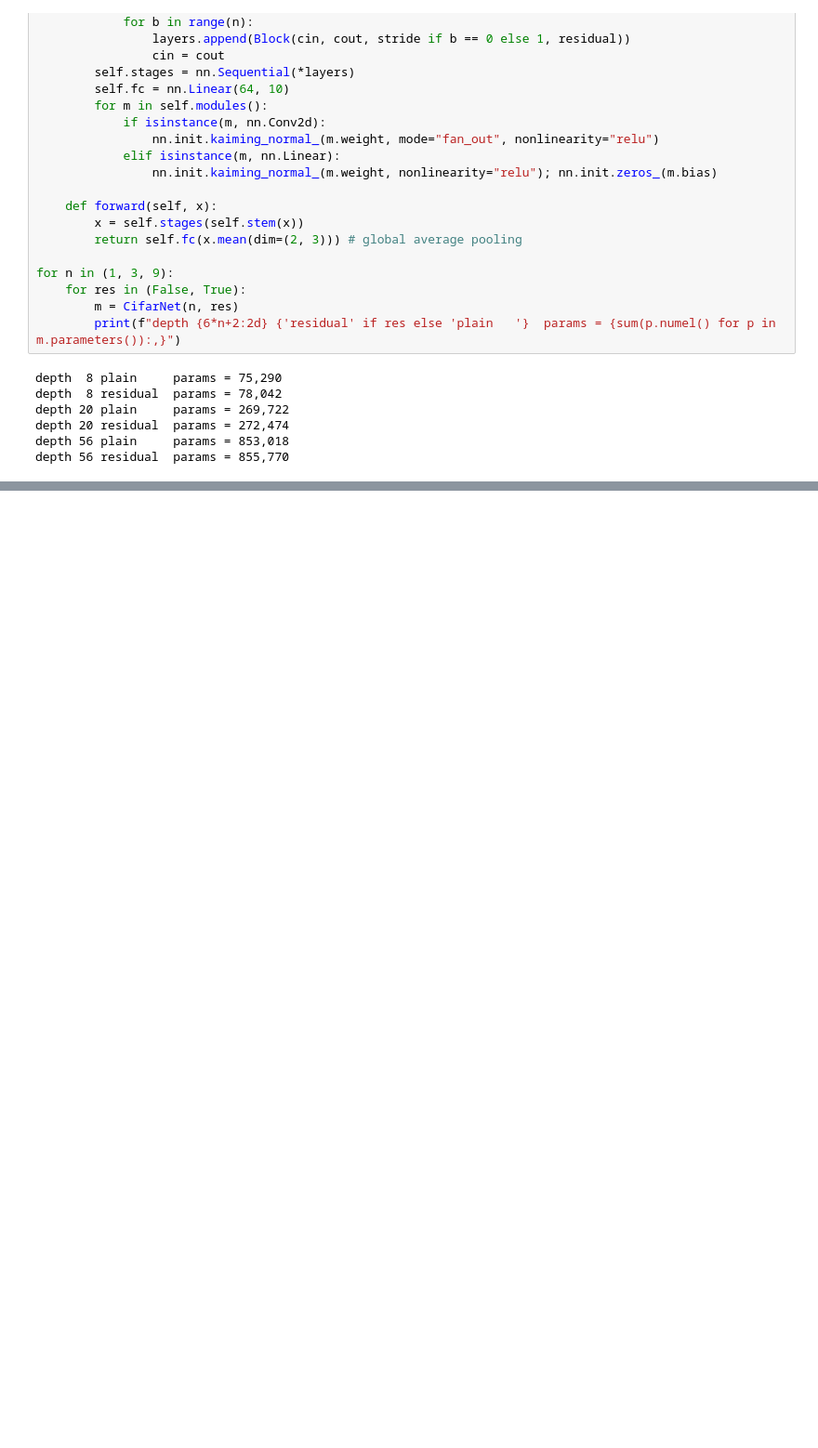
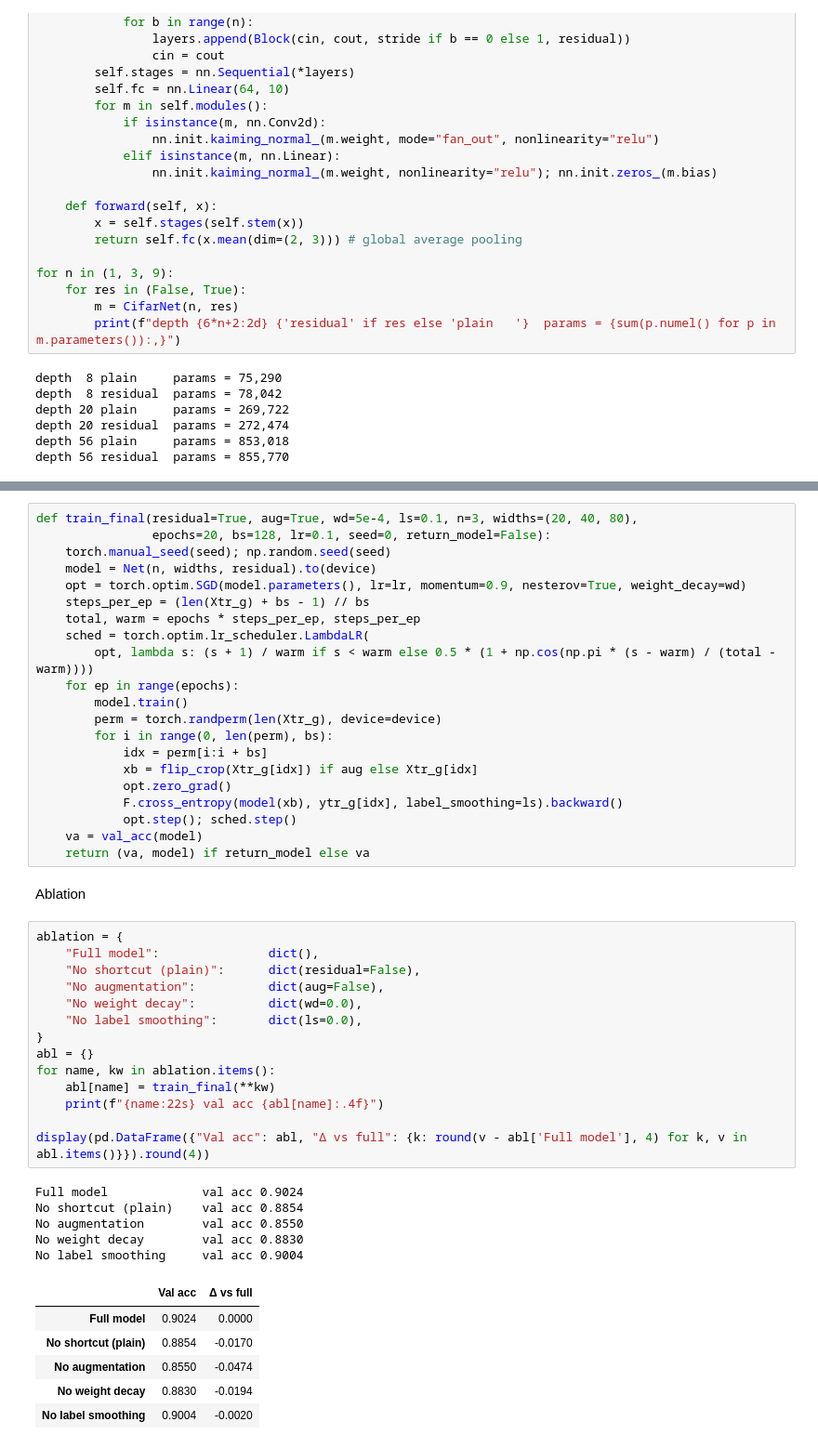
Before and after one commit to NethmiAmasha/Deep-Learning-for-Vision, a Jupyter notebook: EN4554_AS02.ipynb, the cells around one changed output, grey strips where cells are left out. Shown at 93% size. Cells and saved outputs as stored; diff of their text form; blank space fills up the shorter version.

```diff
--- a/EN4554_AS02.ipynb
+++ b/EN4554_AS02.ipynb
@@ -972,0 +1006,49 @@ The shortcut gives gradients a direct path to earlier layers, and each block onl
+# %%
+def train_final(residual=True, aug=True, wd=5e-4, ls=0.1, n=3, widths=(20, 40, 80),
+                epochs=20, bs=128, lr=0.1, seed=0, return_model=False):
+    torch.manual_seed(seed); np.random.seed(seed)
+    model = Net(n, widths, residual).to(device)
+    opt = torch.optim.SGD(model.parameters(), lr=lr, momentum=0.9, nesterov=True, weight_decay=wd)
+    steps_per_ep = (len(Xtr_g) + bs - 1) // bs
+    total, warm = epochs * steps_per_ep, steps_per_ep
+    sched = torch.optim.lr_scheduler.LambdaLR(
+        opt, lambda s: (s + 1) / warm if s < warm else 0.5 * (1 + np.cos(np.pi * (s - warm) / (total - warm))))
+    for ep in range(epochs):
+        model.train()
+        perm = torch.randperm(len(Xtr_g), device=device)
+        for i in range(0, len(perm), bs):
+            idx = perm[i:i + bs]
+            xb = flip_crop(Xtr_g[idx]) if aug else Xtr_g[idx]
+            opt.zero_grad()
+            F.cross_entropy(model(xb), ytr_g[idx], label_smoothing=ls).backward()
+            opt.step(); sched.step()
+    va = val_acc(model)
+    return (va, model) if return_model else va
+# %% [markdown]
+Ablation
+# %%
+ablation = {
+    "Full model":               dict(),
+    "No shortcut (plain)":      dict(residual=False),
+    "No augmentation":          dict(aug=False),
+    "No weight decay":          dict(wd=0.0),
+    "No label smoothing":       dict(ls=0.0),
+}
+abl = {}
+for name, kw in ablation.items():
+    abl[name] = train_final(**kw)
+    print(f"{name:22s} val acc {abl[name]:.4f}")
+
+display(pd.DataFrame({"Val acc": abl, "Δ vs full": {k: round(v - abl['Full model'], 4) for k, v in abl.items()}}).round(4))
+# %% [output]
+Full model             val acc 0.9024
+No shortcut (plain)    val acc 0.8854
+No augmentation        val acc 0.8550
+No weight decay        val acc 0.8830
+No label smoothing     val acc 0.9004
+|  | Val acc | Δ vs full |
+| Full model | 0.9024 | 0.0000 |
+| No shortcut (plain) | 0.8854 | -0.0170 |
+| No augmentation | 0.8550 | -0.0474 |
+| No weight decay | 0.8830 | -0.0194 |
+| No label smoothing | 0.9004 | -0.0020 |
```
Also changed, not shown: parts of 17 cells of this notebook.
